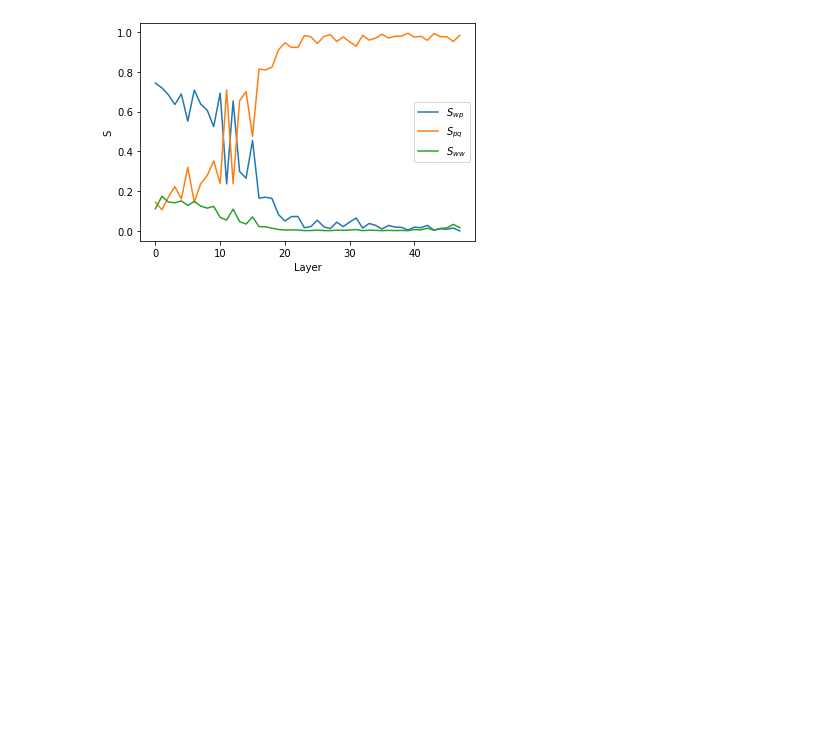
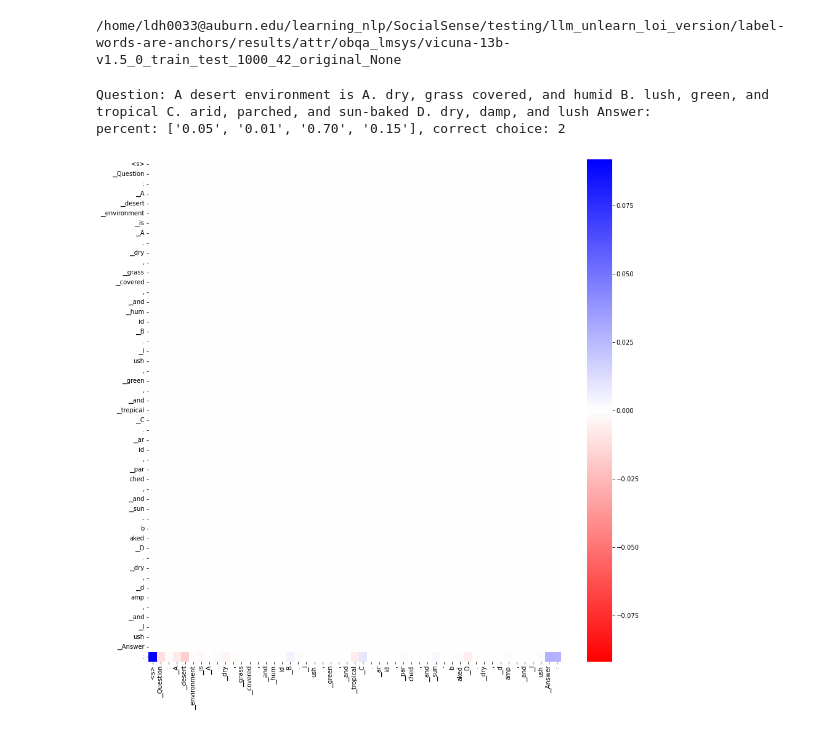
Before and after one commit to huynhducloi00/label-words-are-anchors, a Jupyter notebook: attention_attr_ana.ipynb, the cells around one changed output. Saved outputs shown, nothing was run; the diff lists cells and outputs as text; code cells hidden in the pictures; blank space fills up the shorter version.

```diff
--- a/attention_attr_ana.ipynb
+++ b/attention_attr_ana.ipynb
@@ -38,4 +446,22 @@ with open(f'attn_attr_{task}_{demonstration_shot}.pkl', 'wb') as f:
-# %%
-plot_ndarray(proportions,ana_args)
-# %% [output]
-[figure, removed]
+# %%
+task = "obqa"  # 'agnews'
+demonstration_shot = 0
+proportions_list = []
+seed = 42
+ana_args = AttrArgs(
+    version="original",
+    task_name=task,
+    sample_size=1000,
+    seeds=[seed],
+    demonstration_shot=demonstration_shot,
+)
+print(ana_args.save_file_name)
+results_original = ana_args.load_result()
+# %% [output]
+/home/ldh0033@auburn.edu/learning_nlp/SocialSense/testing/llm_unlearn_loi_version/label-words-are-anchors/results/attr/obqa_lmsys/vicuna-13b-v1.5_0_train_test_1000_42_original_None
+# %%
+show_question(results_original, 1, -1, True)
+# %% [output]
+Question: A desert environment is A. dry, grass covered, and humid B. lush, green, and tropical C. arid, parched, and sun-baked D. dry, damp, and lush Answer:
+percent: ['0.05', '0.01', '0.70', '0.15'], correct choice: 2
+[figure, added]
```
Also changed, not shown: parts of 47 cells of this notebook, 26 other files.
